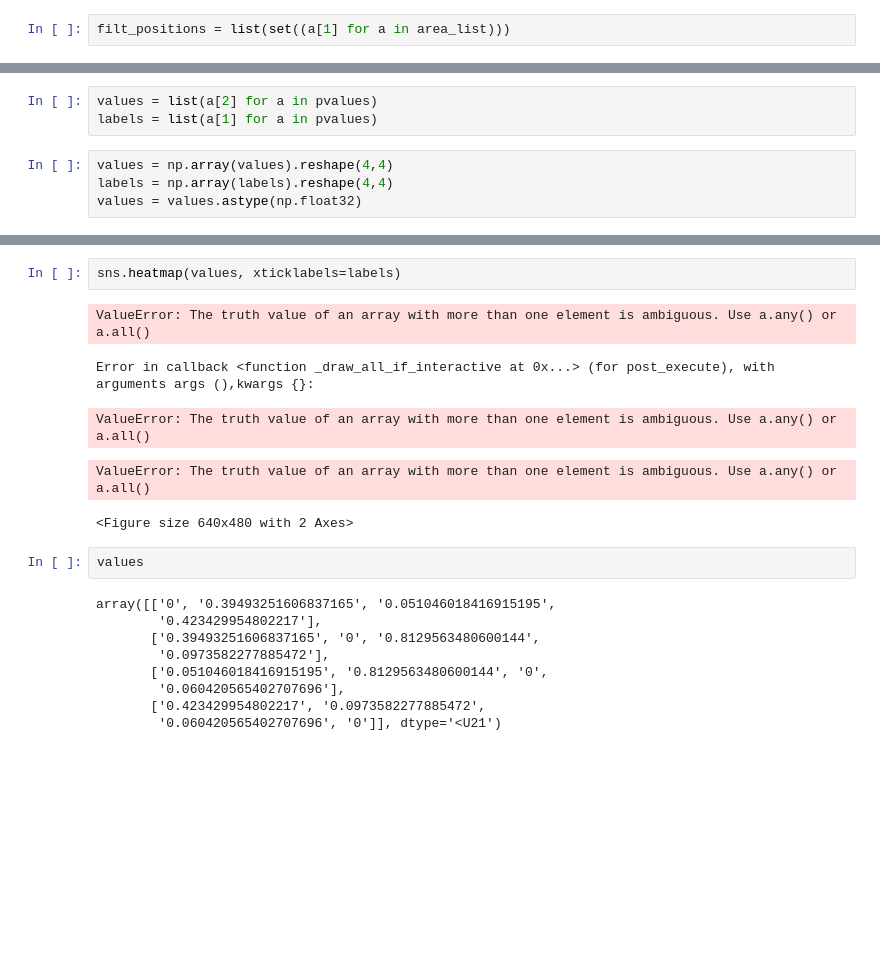
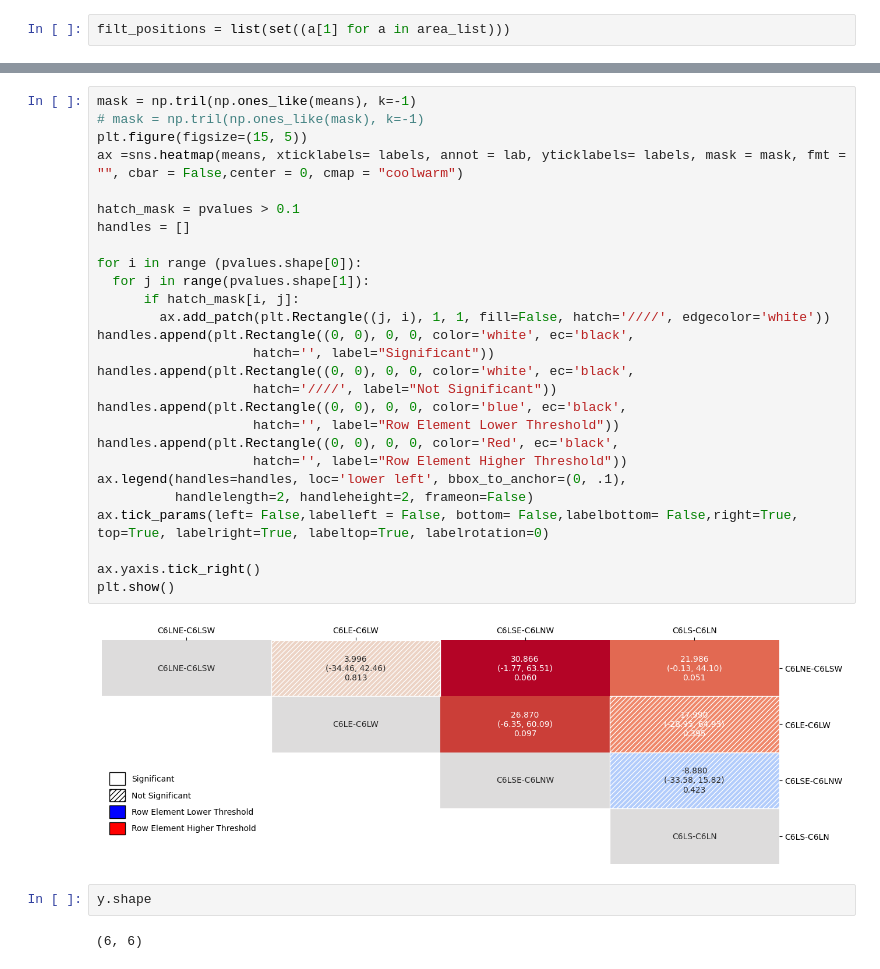
Before and after one commit to hbmep/rat-mapping, a Jupyter notebook: notebooks/L_CIRC/v2_selectivity.ipynb, the cells around one changed output, grey strips where cells are left out. Cells and saved outputs as stored; diff of their text form; blank space fills up the shorter version.

```diff
--- a/notebooks/L_CIRC/v2_selectivity.ipynb
+++ b/notebooks/L_CIRC/v2_selectivity.ipynb
@@ -185,7 +173,0 @@ unique_pvalues=list(unique_pvalues)
-# %%
-values = list(a[2] for a in pvalues)
-labels = list(a[1] for a in pvalues)
-# %%
-values = np.array(values).reshape(4,4)
-labels = np.array(labels).reshape(4,4)
-values = values.astype(np.float32)
@@ -197,19 +174,33 @@ sns.heatmap(values)
-# %%
-sns.heatmap(values, xticklabels=labels)
-# %% [output]
-ValueError: The truth value of an array with more than one element is ambiguous. Use a.any() or a.all()
-Error in callback <function _draw_all_if_interactive at 0x...> (for post_execute), with arguments args (),kwargs {}:
-ValueError: The truth value of an array with more than one element is ambiguous. Use a.any() or a.all()
-ValueError: The truth value of an array with more than one element is ambiguous. Use a.any() or a.all()
-<Figure size 640x480 with 2 Axes>
-# %%
-values
-# %% [output]
-array([['0', '0.39493251606837165', '0.051046018416915195',
-        '0.423429954802217'],
-       ['0.39493251606837165', '0', '0.8129563480600144',
-        '0.0973582277885472'],
-       ['0.051046018416915195', '0.8129563480600144', '0',
-        '0.060420565402707696'],
-       ['0.423429954802217', '0.0973582277885472',
-        '0.060420565402707696', '0']], dtype='<U21')
+# %%
+mask = np.tril(np.ones_like(means), k=-1)
+# mask = np.tril(np.ones_like(mask), k=-1)
+plt.figure(figsize=(15, 5))
+ax =sns.heatmap(means, xticklabels= labels, annot = lab, yticklabels= labels, mask = mask, fmt = "", cbar = False,center = 0, cmap = "coolwarm")
+
+hatch_mask = pvalues > 0.1
+handles = []
+
+for i in range (pvalues.shape[0]):
+  for j in range(pvalues.shape[1]):
+      if hatch_mask[i, j]:
+        ax.add_patch(plt.Rectangle((j, i), 1, 1, fill=False, hatch='////', edgecolor='white'))
+handles.append(plt.Rectangle((0, 0), 0, 0, color='white', ec='black',
+                    hatch='', label="Significant"))
+handles.append(plt.Rectangle((0, 0), 0, 0, color='white', ec='black',
+                    hatch='////', label="Not Significant"))
+handles.append(plt.Rectangle((0, 0), 0, 0, color='blue', ec='black',
+                    hatch='', label="Row Element Lower Threshold"))
+handles.append(plt.Rectangle((0, 0), 0, 0, color='Red', ec='black',
+                    hatch='', label="Row Element Higher Threshold"))
+ax.legend(handles=handles, loc='lower left', bbox_to_anchor=(0, .1),
+          handlelength=2, handleheight=2, frameon=False)
+ax.tick_params(left= False,labelleft = False, bottom= False,labelbottom= False,right=True, top=True, labelright=True, labeltop=True, labelrotation=0)
+
+ax.yaxis.tick_right()
+plt.show()
+# %% [output]
+[figure, added]
+# %%
+y.shape
+# %% [output]
+(6, 6)
```
Also changed, not shown: parts of 12 cells of this notebook, 1 other file.
